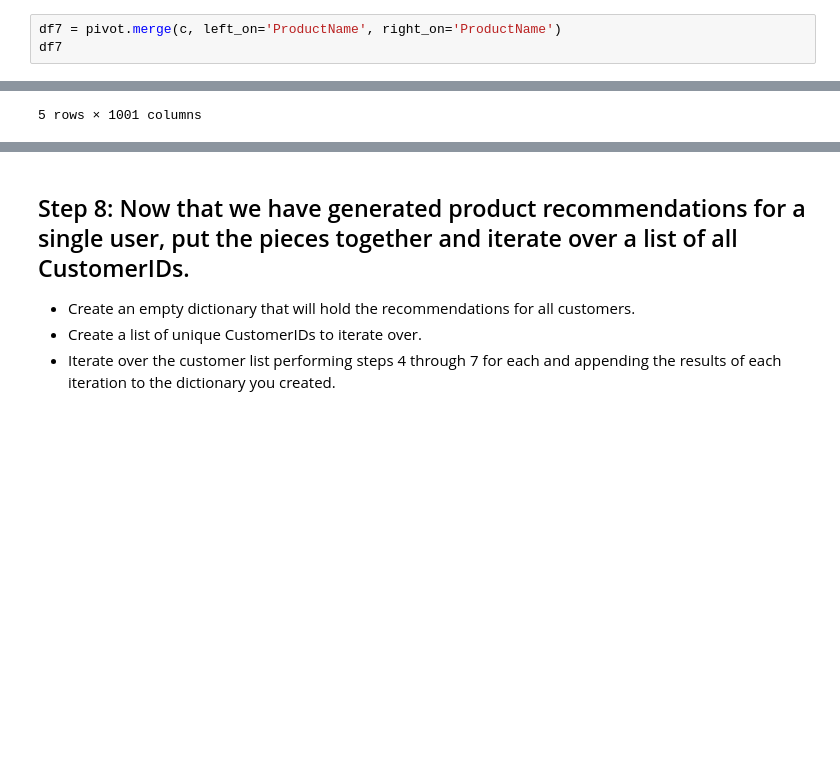
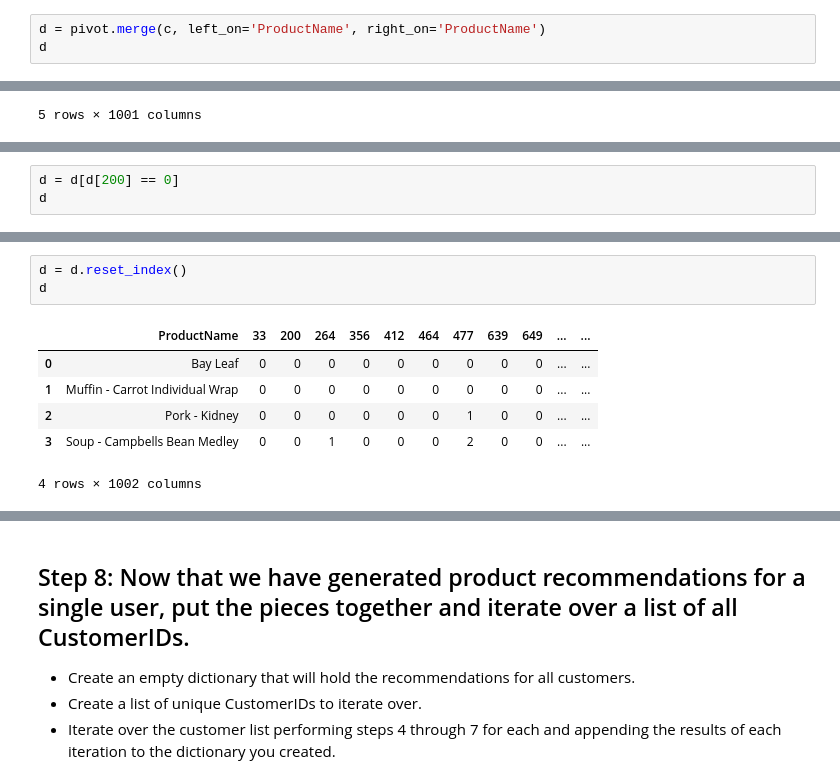
Before and after one commit to laura290/datamad0820, a Jupyter notebook: module-2/lab-intro-recommender-systems/your-code/main.ipynb, the cells around one changed output, grey strips where cells are left out. Saved outputs shown, nothing was run; the diff lists cells and outputs as text; blank space fills up the shorter version.

```diff
--- a/module-2/lab-intro-recommender-systems/your-code/main.ipynb
+++ b/module-2/lab-intro-recommender-systems/your-code/main.ipynb
@@ -135,8 +135,8 @@ c
 - Filter for records where the chosen customer has not purchased the product.
 - Show the top 5 results.
 # %%
-df7 = pivot.merge(c, left_on='ProductName', right_on='ProductName')
-df7
+d = pivot.merge(c, left_on='ProductName', right_on='ProductName')
+d
 # %% [output]
 |  | 33 | 200 | 264 | 356 | 412 | 464 | 477 | 639 | 649 | 669 | ... | ... |
 | ProductName |  |  |  |  |  |  |  |  |  |  |  | ... |
@@ -169,0 +149,3 @@ df7
+# %%
+d = d[d[200] == 0]
+d
@@ -170 +160,11 @@ df7
+# %%
+d = d.reset_index()
+d
+# %% [output]
+|  | ProductName | 33 | 200 | 264 | 356 | 412 | 464 | 477 | 639 | 649 | ... | ... |
+| 0 | Bay Leaf | 0 | 0 | 0 | 0 | 0 | 0 | 0 | 0 | 0 | ... | ... |
+| 1 | Muffin - Carrot Individual Wrap | 0 | 0 | 0 | 0 | 0 | 0 | 0 | 0 | 0 | ... | ... |
+| 2 | Pork - Kidney | 0 | 0 | 0 | 0 | 0 | 0 | 1 | 0 | 0 | ... | ... |
+| 3 | Soup - Campbells Bean Medley | 0 | 0 | 1 | 0 | 0 | 0 | 2 | 0 | 0 | ... | ... |
+4 rows × 1002 columns
 # %%
```
Also changed, not shown: parts of 4 cells of this notebook.
